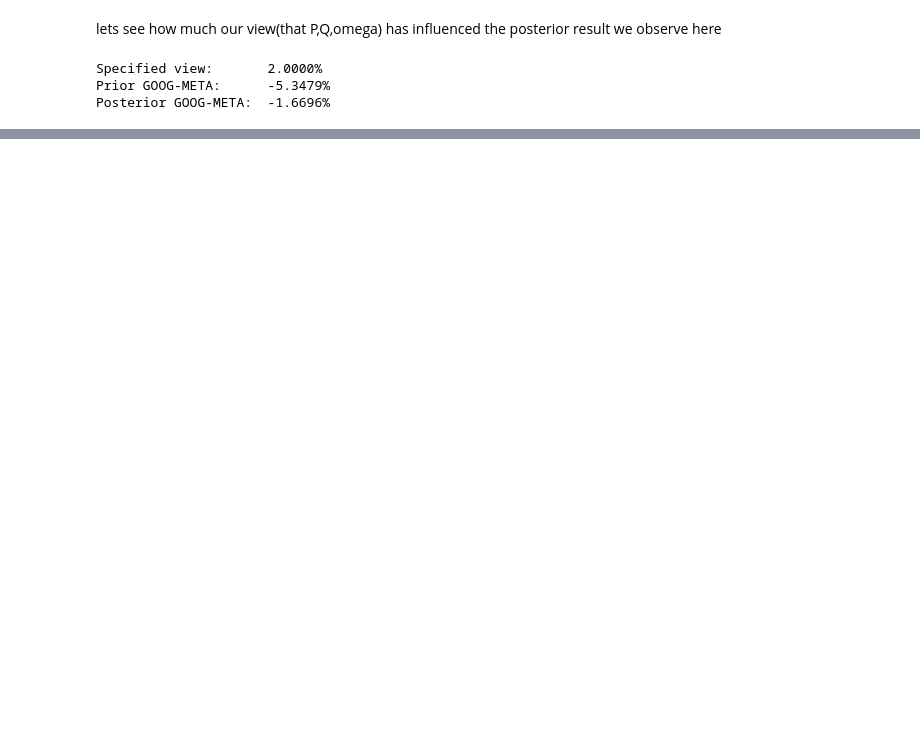
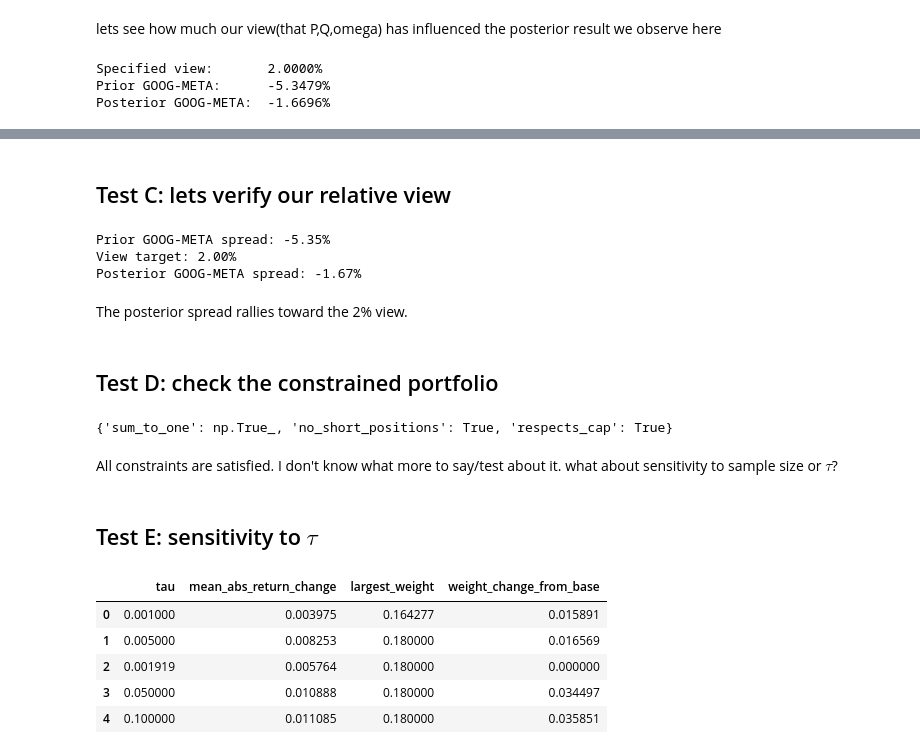
Before and after one commit to George7531/Portfolio_Management, a Jupyter notebook: Group_19296_MScFE_652_Portfolio_Management_Project_1.ipynb, the cells around one changed output, grey strips where cells are left out. Drawn from its saved outputs; the diff is of its cells as text; code cells hidden in the pictures; blank space fills up the shorter version.

```diff
--- a/Group_19296_MScFE_652_Portfolio_Management_Project_1.ipynb
+++ b/Group_19296_MScFE_652_Portfolio_Management_Project_1.ipynb
@@ -1147,0 +1350,71 @@ Minimum eigenvalue: 0.0052200331850018695
+# %% [markdown]
+## Test C: lets verify our relative view
+# %%
+
+prior_spread = pi["GOOG"] - pi["META"]
+posterior_spread = mu_bl["GOOG"] - mu_bl["META"]
+
+print(f"Prior GOOG-META spread: {prior_spread:.2%}")
+print(f"View target: {Q[0]:.2%}")
+print(f"Posterior GOOG-META spread: {posterior_spread:.2%}")
+# %% [output]
+Prior GOOG-META spread: -5.35%
+View target: 2.00%
+Posterior GOOG-META spread: -1.67%
+# %% [markdown]
+The posterior spread rallies toward the 2% view.
+# %% [markdown]
+## Test D: check the constrained portfolio
+# %%
+
+def validate_weights(weights, max_weight=0.18):
+    return {
+        "sum_to_one": np.isclose(weights.sum(), 1.0, atol=1e-6),
+        "no_short_positions": weights.min() >= -1e-6,
+        "respects_cap": weights.max() <= max_weight + 1e-6
+    }
+
+print(validate_weights(weights_bl))
+assert all(validate_weights(weights_bl).values())
+# %% [output]
+{'sum_to_one': np.True_, 'no_short_positions': True, 'respects_cap': True}
+# %% [markdown]
+All constraints are satisfied. I don't know what more to say/test about it. what about sensitivity to sample size or $\tau $?
+# %% [markdown]
+## Test E:  sensitivity to $ \tau $
+# %%
+
+sensitivity_rows = []
+
+for tau_test in [0.001, 0.005, 1 / T, 0.05, 0.10]:
+    mu_test = posterior_mean(
+        pi_vec, Sigma, P, Q, tau_test, omega
+    )
+
+    w_test = optimize_portfolio(
+        mu_test[:10],
+        cov_bl_10,
+        delta,
+        max_weight=MAX_WEIGHT
+    )
+
+    sensitivity_rows.append({
+        "tau": tau_test,
+        "mean_abs_return_change": np.mean(
+            np.abs(mu_test - pi_vec)
+        ),
+        "largest_weight": w_test.max(),
+        "weight_change_from_base": (
+            w_test - weights_bl
+        ).abs().max()
+    })
+
+sensitivity = pd.DataFrame(sensitivity_rows)
+display(sensitivity)
+# %% [output]
+|  | tau | mean_abs_return_change | largest_weight | weight_change_from_base |
+| 0 | 0.001000 | 0.003975 | 0.164277 | 0.015891 |
+| 1 | 0.005000 | 0.008253 | 0.180000 | 0.016569 |
+| 2 | 0.001919 | 0.005764 | 0.180000 | 0.000000 |
+| 3 | 0.050000 | 0.010888 | 0.180000 | 0.034497 |
+| 4 | 0.100000 | 0.011085 | 0.180000 | 0.035851 |
```
Also changed, not shown: parts of 26 cells of this notebook.
